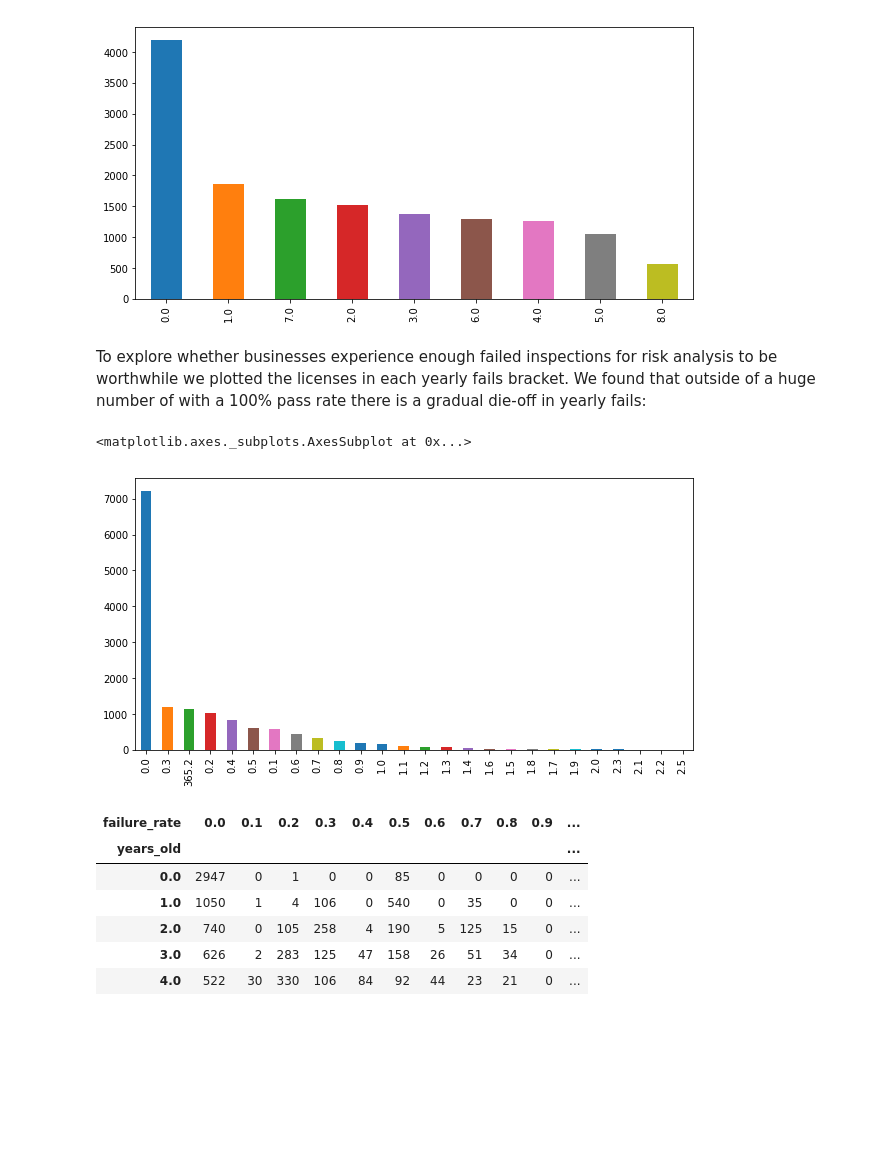
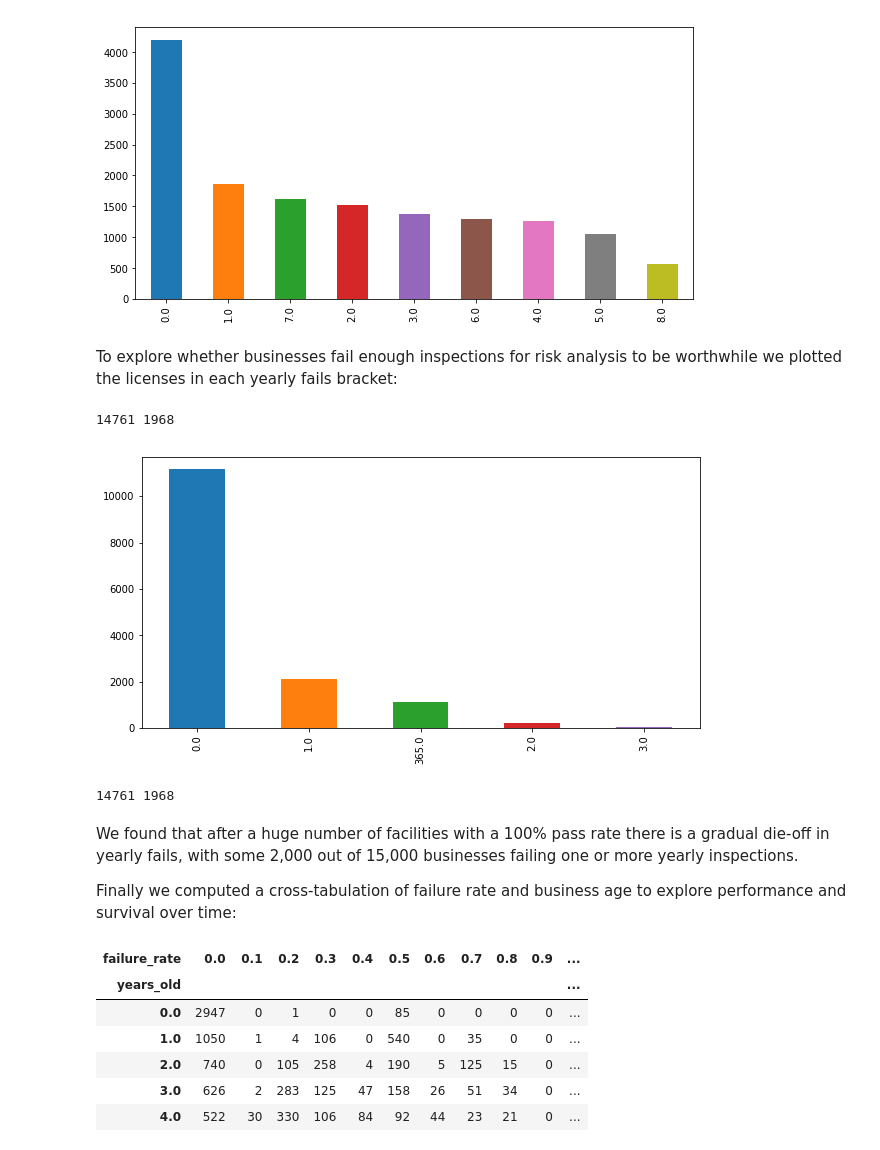
Before and after one commit to Sustainabilist/ChicagoDataAnalysis, a Jupyter notebook: PUBLICATION/publication_1_draft_1.ipynb, the cells around one changed output. Cells and saved outputs as stored; diff of their text form; code cells hidden in the pictures; blank space fills up the shorter version.

```diff
--- a/PUBLICATION/publication_1_draft_1.ipynb
+++ b/PUBLICATION/publication_1_draft_1.ipynb
@@ -349,16 +349,28 @@ licenses.years_old.round().value_counts().plot(kind="bar", figsize=(10, 5))
 <matplotlib.axes._subplots.AxesSubplot at 0x...>
 [figure]
 # %% [markdown]
-To explore whether businesses experience enough failed inspections for risk analysis to be worthwhile we plotted the licenses in each yearly fails bracket. We found that outside of a huge number of with a 100% pass rate there is a gradual die-off in yearly fails:
+To explore whether businesses fail enough inspections for risk analysis to be worthwhile we plotted the licenses in each yearly fails bracket:
 # %%
 # Count restaurants in each rounded yearly fails bracket
-yearly_fail_counts = licenses.yearly_fails.round(1).value_counts()
+yearly_fail_counts = licenses.yearly_fails.round().value_counts()
 
 # Remove outliers and plot
 yearly_fail_counts[yearly_fail_counts > 10].plot(kind="bar", figsize=(10, 5))
 # %% [output]
-<matplotlib.axes._subplots.AxesSubplot at 0x...>
+14761 1968
-[figure, old version]
+[figure, new version]
+# %%
+# Select yearly fails series
+yearly_fails = licenses.yearly_fails
+
+# Count licenses and licenses failing 1 or more inspections yearly
+print(len(licenses), len(yearly_fails[yearly_fails >= 1]))
+# %% [output]
+14761 1968
+# %% [markdown]
+We found that after a huge number of facilities with a 100% pass rate there is a gradual die-off in yearly fails, with some 2,000 out of 15,000 businesses failing one or more yearly inspections.
+
+Finally we computed a cross-tabulation of failure rate and business age to explore performance and survival over time:
 # %%
 # Chart failure rate vs. age
 pd.crosstab(licenses.years_old.round(), licenses.failure_rate.round(1))
```
Also changed, not shown: parts of 2 cells of this notebook.
